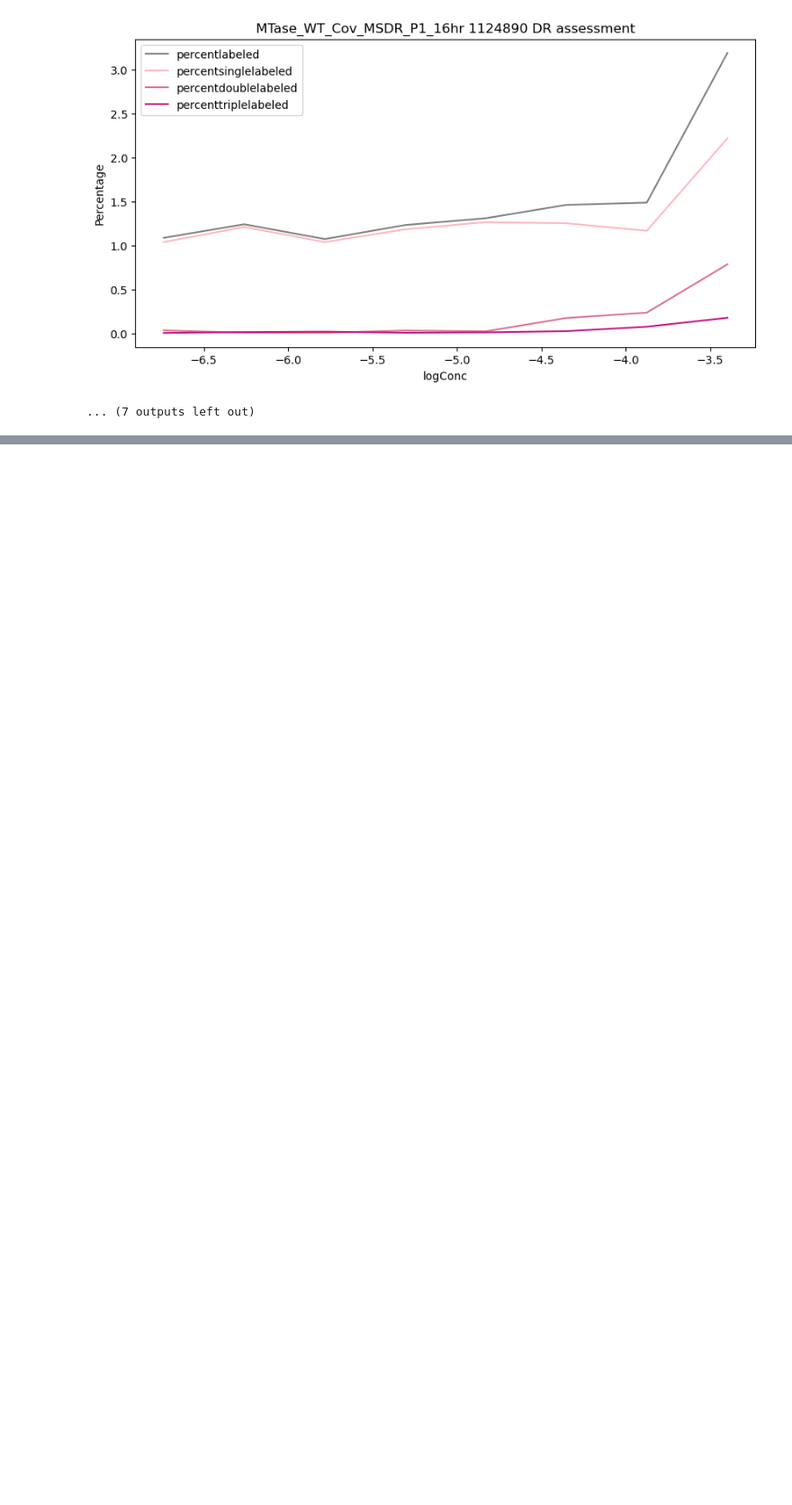
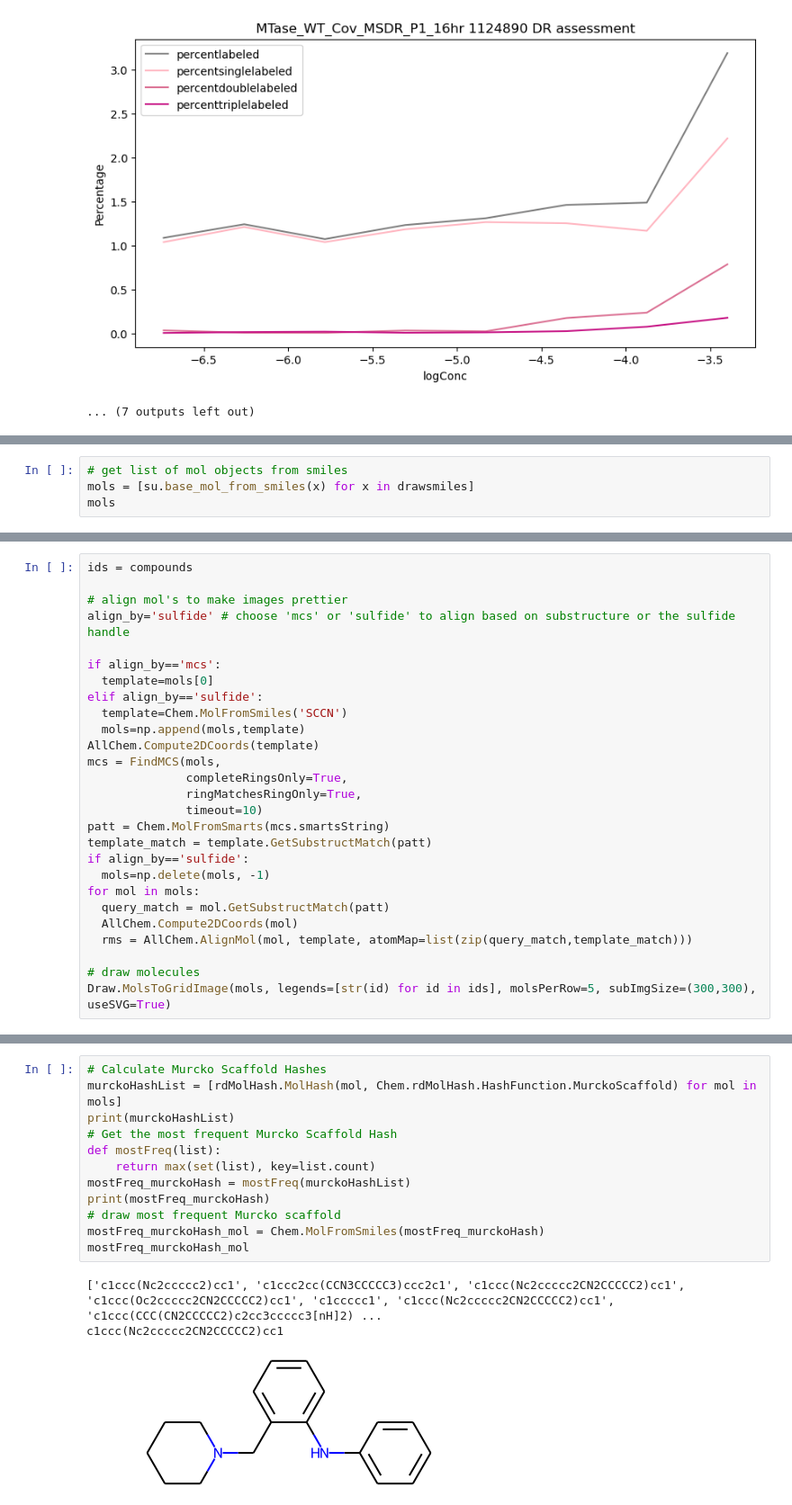
Before and after one commit to Small-Molecule-Discovery-Center/smdc_process_data, a Jupyter notebook: process_data/Tethering_Analysis.ipynb, the cells around one changed output, grey strips where cells are left out. Shown at 90% size. Saved outputs shown, nothing was run; the diff lists cells and outputs as text; blank space fills up the shorter version.

```diff
--- a/process_data/Tethering_Analysis.ipynb
+++ b/process_data/Tethering_Analysis.ipynb
@@ -614,0 +1221,4 @@ for smdc in dfm.ICL_IC_ID.unique():
+# %%
+# get list of mol objects from smiles
+mols = [su.base_mol_from_smiles(x) for x in drawsmiles]
+mols
@@ -614,0 +1228,27 @@ for smdc in dfm.ICL_IC_ID.unique():
+# %%
+ids = compounds
+
+# align mol's to make images prettier
+align_by='sulfide' # choose 'mcs' or 'sulfide' to align based on substructure or the sulfide handle
+
+if align_by=='mcs':
+  template=mols[0]
+elif align_by=='sulfide':
+  template=Chem.MolFromSmiles('SCCN')
+  mols=np.append(mols,template)
+AllChem.Compute2DCoords(template)
+mcs = FindMCS(mols,
+              completeRingsOnly=True,
+              ringMatchesRingOnly=True,
+              timeout=10)
+patt = Chem.MolFromSmarts(mcs.smartsString)
+template_match = template.GetSubstructMatch(patt)
+if align_by=='sulfide':
+  mols=np.delete(mols, -1)
+for mol in mols:
+  query_match = mol.GetSubstructMatch(patt)
+  AllChem.Compute2DCoords(mol)
+  rms = AllChem.AlignMol(mol, template, atomMap=list(zip(query_match,template_match)))
+
+# draw molecules
+Draw.MolsToGridImage(mols, legends=[str(id) for id in ids], molsPerRow=5, subImgSize=(300,300), useSVG=True)
@@ -614,0 +1272,16 @@ for smdc in dfm.ICL_IC_ID.unique():
+# %%
+# Calculate Murcko Scaffold Hashes
+murckoHashList = [rdMolHash.MolHash(mol, Chem.rdMolHash.HashFunction.MurckoScaffold) for mol in mols]
+print(murckoHashList)
+# Get the most frequent Murcko Scaffold Hash
+def mostFreq(list):
+    return max(set(list), key=list.count)
+mostFreq_murckoHash = mostFreq(murckoHashList)
+print(mostFreq_murckoHash)
+# draw most frequent Murcko scaffold
+mostFreq_murckoHash_mol = Chem.MolFromSmiles(mostFreq_murckoHash)
+mostFreq_murckoHash_mol
+# %% [output]
+['c1ccc(Nc2ccccc2)cc1', 'c1ccc2cc(CCN3CCCCC3)ccc2c1', 'c1ccc(Nc2ccccc2CN2CCCCC2)cc1', 'c1ccc(Oc2ccccc2CN2CCCCC2)cc1', 'c1ccccc1', 'c1ccc(Nc2ccccc2CN2CCCCC2)cc1', 'c1ccc(CCC(CN2CCCCC2)c2cc3ccccc3[nH]2) ...
+c1ccc(Nc2ccccc2CN2CCCCC2)cc1
+[figure, added]
```
Also changed, not shown: parts of 47 cells of this notebook.
